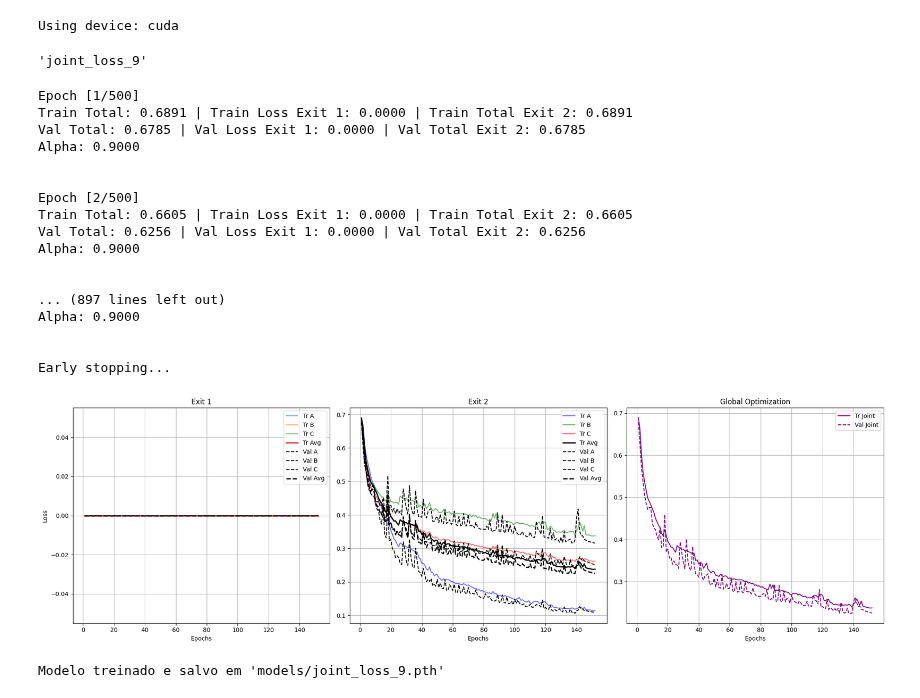
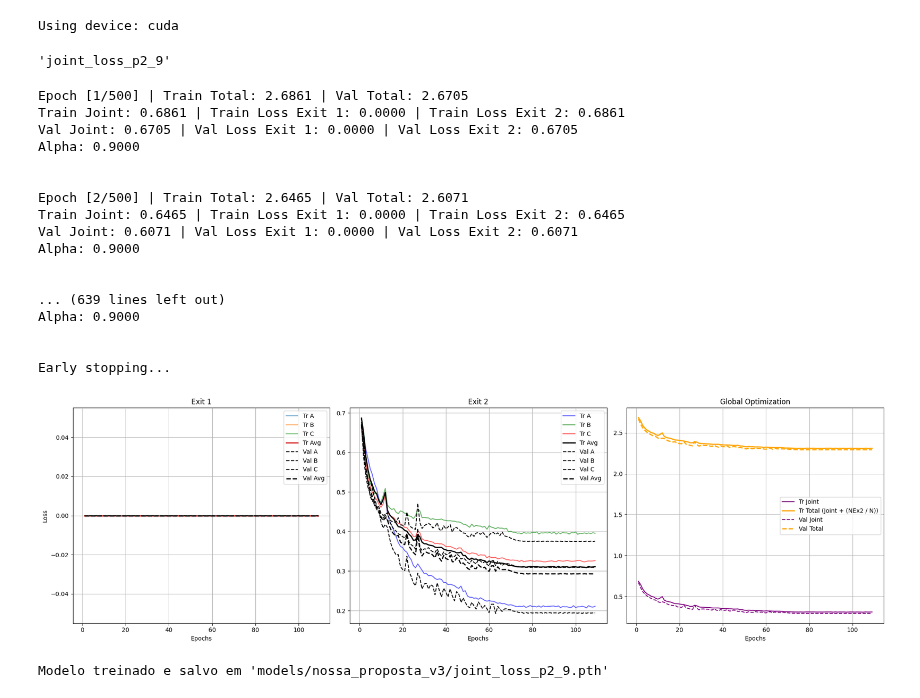
Before and after one commit to LucasSotomaiorAPereira/pibic-25-26, a Jupyter notebook: versao_artigo/main-Copy2.ipynb, the cells around one changed output. Drawn from its saved outputs; the diff is of its cells as text; code cells hidden in the pictures.

```diff
--- a/versao_artigo/main-Copy2.ipynb
+++ b/versao_artigo/main-Copy2.ipynb
@@ -226,16 +226,16 @@ def train_model(model, train_loaders, val_loaders, epochs, lr, device, current_t
             loss1_b, loss2_b, mask_b_ex2 = process_batch_logic(inputs_b, labels_b, model, current_threshold, criterion)
             loss1_c, loss2_c, mask_c_ex2 = process_batch_logic(inputs_c, labels_c, model, current_threshold, criterion)
 
-            real_count_exit2 = mask_a_ex2.sum() + mask_b_ex2.sum() + mask_c_ex2.sum()
+            count_exit2 = mask_a_ex2.sum() + mask_b_ex2.sum() + mask_c_ex2.sum()
 
             loss_ex1_avg = (loss1_a + loss1_b + loss1_c) / 3
             loss_ex2_avg = (loss2_a + loss2_b + loss2_c) / 3
 
             l_joint = loss_ex1_avg + loss_ex2_avg
 
-            # l_joint = l_joint + (real_count_exit2 / total_samples)
+            total_loss = l_joint + (count_exit2 / total_samples) * 2
 
-            l_joint.backward()
+            total_loss.backward()
             torch.nn.utils.clip_grad_norm_(model.parameters(), max_norm=1.0)
             optimizer.step()
 
@@ -250,13 +250,15 @@ def train_model(model, train_loaders, val_loaders, epochs, lr, device, current_t
             running_metrics['loss_ex2_avg'] += loss_ex2_avg.item()
 
             running_metrics['l_joint'] += l_joint.item()
+            running_metrics['total_loss'] += total_loss.item()
 
             total_steps += 1
 
         for key in metrics:
             history['train'][key].append(running_metrics[key] / total_steps)
 
-        epoch_train_loss = history['train']['l_joint'][-1]
+        epoch_train_loss = history['train']['total_loss'][-1]
+        epoch_train_jloss = history['train']['l_joint'][-1]
         epoch_train_loss1 = history['train']['loss_ex1_avg'][-1]
         epoch_train_loss2 = history['train']['loss_ex2_avg'][-1]
 
@@ -280,19 +282,20 @@ def train_model(model, train_loaders, val_loaders, epochs, lr, device, current_t
                 inputs_a, labels_a = inputs_a.to(device), labels_a.to(device)
                 inputs_b, labels_b = inputs_b.to(device), labels_b.to(device)
                 inputs_c, labels_c = inputs_c.to(device), labels_c.to(device)
+                total_samples = inputs_a.size(0) + inputs_b.size(0) + inputs_c.size(0)
 
                 loss1_a, loss2_a, mask_a_ex2 = process_batch_logic(inputs_a, labels_a, model, current_threshold, criterion)
                 loss1_b, loss2_b, mask_b_ex2 = process_batch_logic(inputs_b, labels_b, model, current_threshold, criterion)
                 loss1_c, loss2_c, mask_c_ex2 = process_batch_logic(inputs_c, labels_c, model, current_threshold, criterion)
 
-                real_count_exit2 = mask_a_ex2.sum() + mask_b_ex2.sum() + mask_c_ex2.sum()
+                count_exit2 = mask_a_ex2.sum() + mask_b_ex2.sum() + mask_c_ex2.sum()
 
                 loss_ex1_avg = (loss1_a + loss1_b + loss1_c) / 3
                 loss_ex2_avg = (loss2_a + loss2_b + loss2_c) / 3
 
                 l_joint = loss_ex1_avg + loss_ex2_avg
 
-                # l_joint = l_joint + (real_count_exit2 / total_samples)
+                total_loss = l_joint + (count_exit2 / total_samples) * 2
 
                 running_metrics_val['loss1_a'] += loss1_a.item()
                 running_metrics_val['loss1_b'] += loss1_b.item()
@@ -305,18 +308,21 @@ def train_model(model, train_loaders, val_loaders, epochs, lr, device, current_t
                 running_metrics_val['loss_ex2_avg'] += loss_ex2_avg.item()
 
                 running_metrics_val['l_joint'] += l_joint.item()
+                running_metrics_val['total_loss'] += total_loss.item()
+
 
                 total_steps_val += 1
 
         for key in metrics:
             history['val'][key].append(running_metrics_val[key] / total_steps_val)
 
-        epoch_val_loss = history['val']['l_joint'][-1]
+        epoch_val_loss = history['val']['total_loss'][-1]
+        epoch_val_jloss = history['val']['l_joint'][-1]
         epoch_val_loss1 = history['val']['loss_ex1_avg'][-1]
         epoch_val_loss2 = history['val']['loss_ex2_avg'][-1]
 
         thresh_print = current_threshold.item() if isinstance(current_threshold, torch.Tensor) else current_threshold
-        print(f'Epoch [{epoch+1}/{epochs}]\nTrain Total: {epoch_train_loss:.4f} | Train Loss Exit 1: {epoch_train_loss1:.4f} | Train Total Exit 2: {epoch_train_loss2:.4f}\nVal Total: {epoch_val_loss:.4f} | Val Loss Exit 1: {epoch_val_loss1:.4f} | Val Total Exit 2: {epoch_val_loss2:.4f}\nAlpha: {thresh_print:.4f}\n\n')
+        print(f'Epoch [{epoch+1}/{epochs}] | Train Total: {epoch_train_loss:.4f} | Val Total: {epoch_val_loss:.4f}\nTrain Joint: {epoch_train_jloss:.4f} | Train Loss Exit 1: {epoch_train_loss1:.4f} | Train Loss Exit 2: {epoch_train_loss2:.4f}\nVal Joint: {epoch_val_jloss:.4f} | Val Loss Exit 1: {epoch_val_loss1:.4f} | Val Loss Exit 2: {epoch_val_loss2:.4f}\nAlpha: {thresh_print:.4f}\n\n')
 
         if epoch_val_loss < best_val_loss:
             best_val_loss = epoch_val_loss
@@ -367,7 +373,9 @@ def train_model(model, train_loaders, val_loaders, epochs, lr, device, current_t
     ax = axs[2]
     ax.set_title("Global Optimization")
     ax.plot(epochs_range, history['train']['l_joint'], label='Tr Joint', color='purple')
+    ax.plot(epochs_range, history['train']['total_loss'], label='Tr Total (Joint + (NEx2 / N))', color='orange', linewidth=2)
     ax.plot(epochs_range, history['val']['l_joint'], label='Val Joint', color='purple', linestyle='--')
+    ax.plot(epochs_range, history['val']['total_loss'], label='Val Total', color='orange', linestyle='--', linewidth=2)
     ax.set_xlabel('Epochs')
     ax.legend()
     ax.grid(True)
@@ -471,42 +479,42 @@ def evaluate_model(model, loader, confidence_threshold, device):
             'f1': f1
         }
 # %%
-modelname = 'joint_loss_9'
+modelname = 'joint_loss_p2_9'
 modelname
 # %% [output]
-'joint_loss_9'
+'joint_loss_p2_9'
 # %%
 epochs = 500
 
 limiar = train_model(
     model,
     train_loaders,
     val_loaders,
     epochs,
     current_threshold=0.9,
     lr=0.0001,
     device=device,
 )
-torch.save(model.state_dict(), f'models/{modelname}.pth')
-print(f"\nModelo treinado e salvo em 'models/{modelname}.pth'")
+torch.save(model.state_dict(), f'models/nossa_proposta_v3/{modelname}.pth')
+print(f"\nModelo treinado e salvo em 'models/nossa_proposta_v3/{modelname}.pth'")
 # %% [output]
-Epoch [1/500]
-Train Total: 0.6891 | Train Loss Exit 1: 0.0000 | Train Total Exit 2: 0.6891
-Val Total: 0.6785 | Val Loss Exit 1: 0.0000 | Val Total Exit 2: 0.6785
+Epoch [1/500] | Train Total: 2.6861 | Val Total: 2.6705
+Train Joint: 0.6861 | Train Loss Exit 1: 0.0000 | Train Loss Exit 2: 0.6861
+Val Joint: 0.6705 | Val Loss Exit 1: 0.0000 | Val Loss Exit 2: 0.6705
 Alpha: 0.9000
 
 
-Epoch [2/500]
-Train Total: 0.6605 | Train Loss Exit 1: 0.0000 | Train Total Exit 2: 0.6605
-Val Total: 0.6256 | Val Loss Exit 1: 0.0000 | Val Total Exit 2: 0.6256
+Epoch [2/500] | Train Total: 2.6465 | Val Total: 2.6071
+Train Joint: 0.6465 | Train Loss Exit 1: 0.0000 | Train Loss Exit 2: 0.6465
+Val Joint: 0.6071 | Val Loss Exit 1: 0.0000 | Val Loss Exit 2: 0.6071
 Alpha: 0.9000
 
 
-... (897 lines left out)
+... (639 lines left out)
 Alpha: 0.9000
 
 
 Early stopping...
-[figure, old version]
+[figure, new version]
-Modelo treinado e salvo em 'models/joint_loss_9.pth'
+Modelo treinado e salvo em 'models/nossa_proposta_v3/joint_loss_p2_9.pth'
 # %%
```
Also changed, not shown: parts of 1 cell of this notebook, 12 other files.
